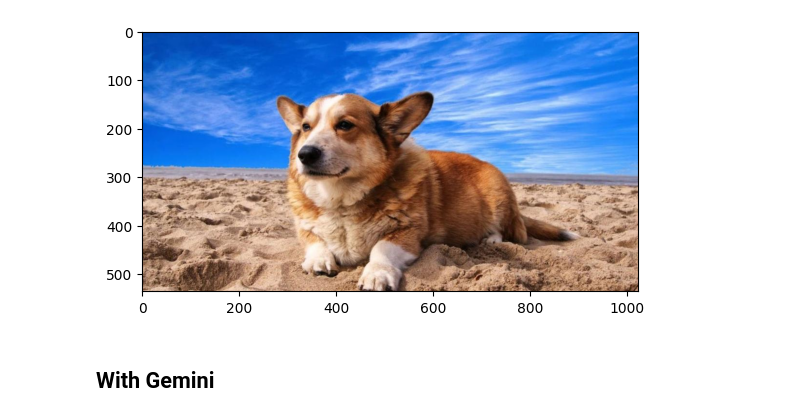
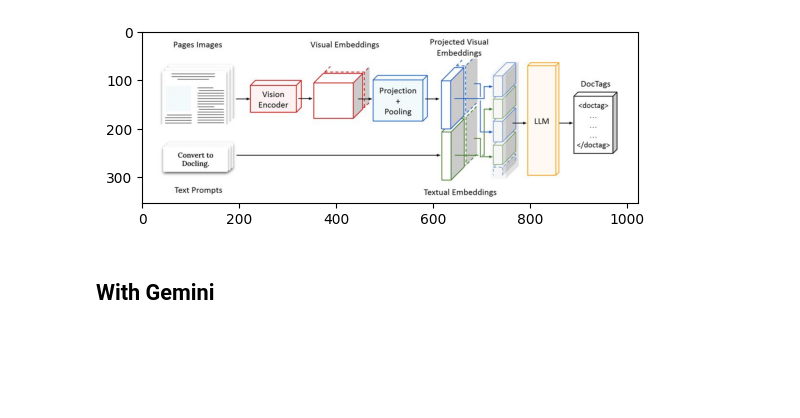
Before and after one commit to trlhvinh04/multimodal-rag-baseline, a Jupyter notebook: notebooks/thangquang_01_image_captions.ipynb, the cells around one changed output. Drawn from its saved outputs; the diff is of its cells as text; code cells hidden in the pictures; blank space fills up the shorter version.

```diff
--- a/notebooks/thangquang_01_image_captions.ipynb
+++ b/notebooks/thangquang_01_image_captions.ipynb
@@ -26,20 +26,19 @@ def get_llm_vision():
 # %%
-def get_image_base64(
-    image_path: str
-) -> Union[str, None]:
-  from PIL import Image
-  try:
-    with Image.open(image_path) as img:
-      if img.mode != "RGB":
-        img = img.convert("RGB")
-      img.thumbnail((1024, 1024))
-      buffered = io.BytesIO()
-      img.save(buffered, format="JPEG")
-      img_byte = buffered.getvalue()
-      return base64.b64encode(img_byte).decode('utf-8')
-  except FileNotFoundError:
-    print(f"File not found: {image_path}")
-    return None
-  except Exception as e:
-    print(e)
-    return None
+def get_image_base64(image_path: str) -> Union[str, None]:
+    from PIL import Image
+
+    try:
+        with Image.open(image_path) as img:
+            if img.mode != "RGB":
+                img = img.convert("RGB")
+            img.thumbnail((1024, 1024))
+            buffered = io.BytesIO()
+            img.save(buffered, format="JPEG")
+            img_byte = buffered.getvalue()
+            return base64.b64encode(img_byte).decode("utf-8")
+    except FileNotFoundError:
+        print(f"File not found: {image_path}")
+        return None
+    except Exception as e:
+        print(e)
+        return None
@@ -61,11 +45,13 @@ img_path = "anh-con-cho-51.jpg"
 # %%
+img_path = "../data/raw/imgs/image.png"
 img = get_image_base64(img_path)
 im = Image.open(BytesIO(base64.b64decode(img)))
 
 import matplotlib.pyplot as plt
+
 plt.imshow(im)
 plt.show()
 # %% [output]
-[figure, old version]
+[figure, new version]
 # %% [markdown]
 ## With Gemini
```
Also changed, not shown: parts of 13 cells of this notebook.
